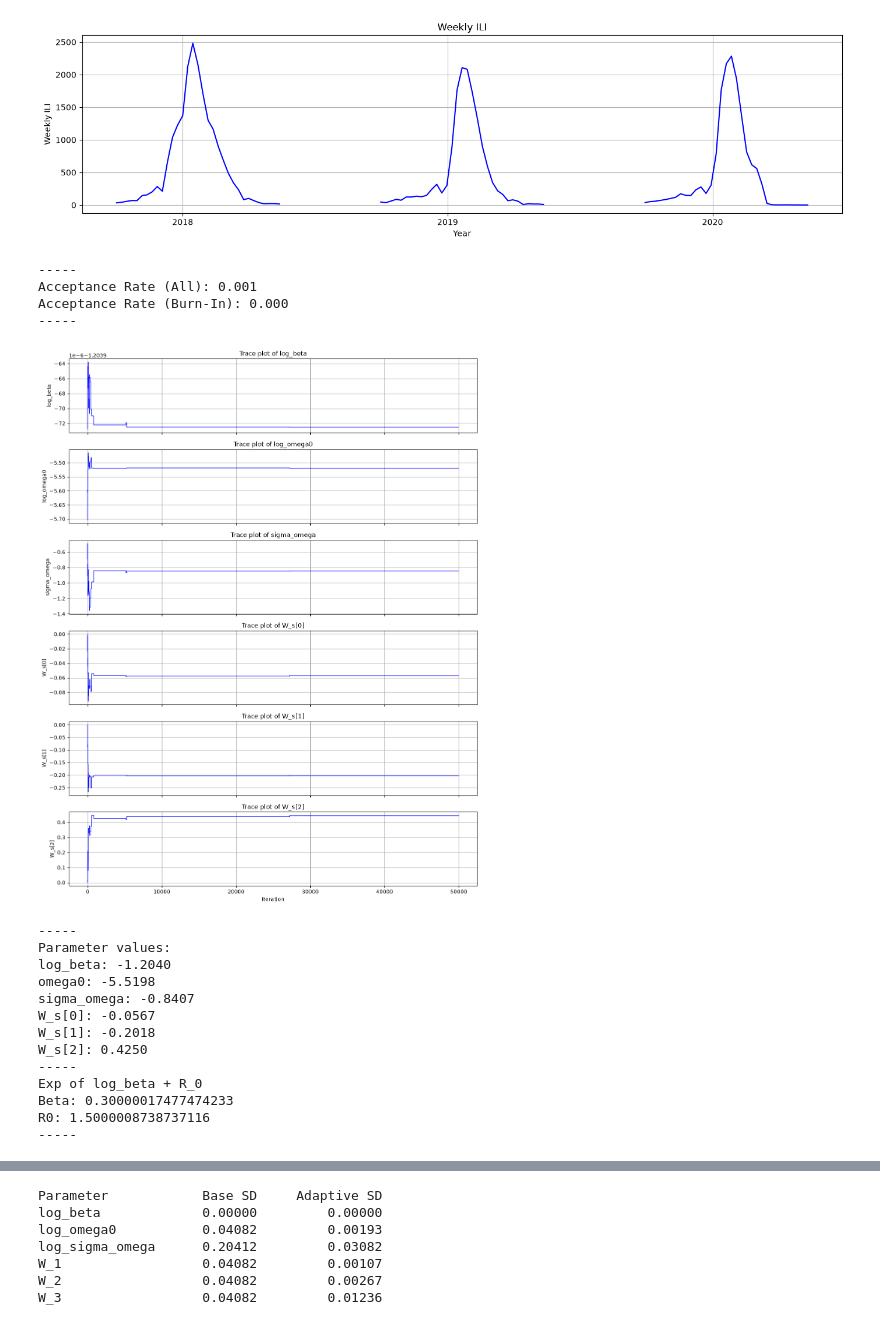
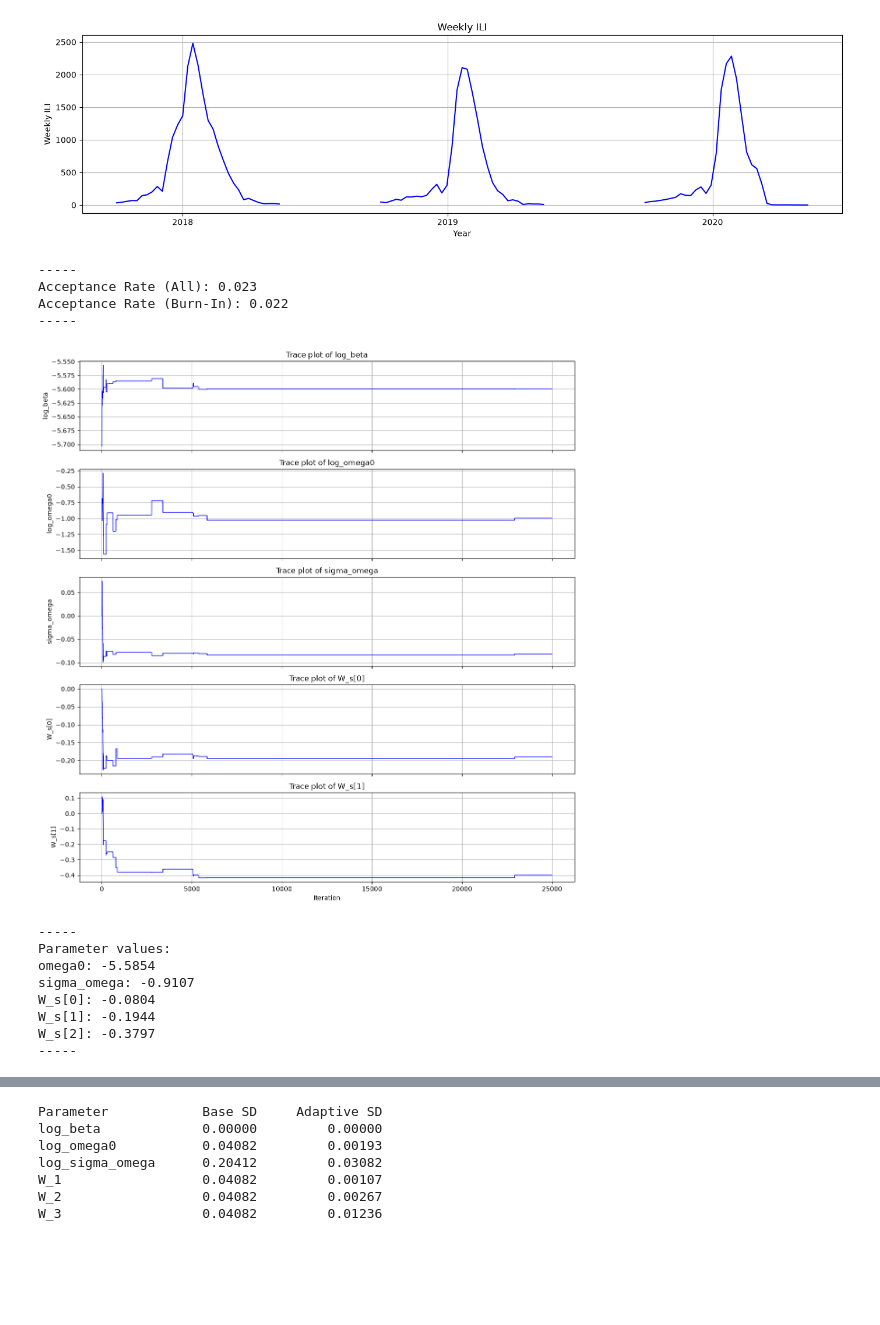
Before and after one commit to e-foster/flu-modelling-nihr, a Jupyter notebook: 02-fixed-beta.ipynb, the cells around one changed output, grey strips where cells are left out. Drawn from its saved outputs; the diff is of its cells as text; code cells hidden in the pictures; blank space fills up the shorter version.

```diff
--- a/02-fixed-beta.ipynb
+++ b/02-fixed-beta.ipynb
@@ -562,7 +562,7 @@ def log_posterior(log_beta, amp, phase, log_omega0, log_sigma_omega, W_s, sigma,
 
     nll = nll_func_pois(log_beta, amp, phase, log_omega_s, sigma, data, state, rate_fn, alpha, burn_in_seasons, season_boundaries)
 
-    log_post = -nll + log_prior(log_beta, log_omega0, log_sigma_omega, W_s)
+    log_post = -nll + log_prior(log_omega0, log_sigma_omega, W_s)
 
     return log_post
 
@@ -679,7 +670,7 @@ def adapt_mh_seirs_one(data, state, log_beta, amp, phase, log_omega0, log_sigma_
 def adapt_mh_seirs_one(data, state, log_beta, amp, phase, log_omega0, log_sigma_omega, W_s, sigma, rate_fn, alpha, burn_in_seasons, season_boundaries, nits):
 
     W_s = np.array(W_s)
-    curr_parms = np.hstack(([log_beta, log_omega0, log_sigma_omega], W_s))
+    curr_parms = np.hstack(([log_omega0, log_sigma_omega], W_s))
 
     d = len(curr_parms)
 
@@ -691,10 +682,9 @@ def adapt_mh_seirs_one(data, state, log_beta, amp, phase, log_omega0, log_sigma_
     log_post_prop_trace = np.zeros(nits)                  # Log-posterior of the proposed parameters at each iteration
     log_accept_ratio_trace = np.zeros(nits)               # Log acceptance ratio for each proposal
     proposal_type_trace = np.empty(nits, dtype=object)    # Records whether each proposal used the base or adaptive covariance
-    proposed_log_sigma_omega = np.zeros(nits)             # Proposed value of log_sigma_omega at each iteration
 
     # Initialise log-posterior
-    log_post_curr = log_posterior(curr_parms[0], amp, phase, curr_parms[1], curr_parms[2], curr_parms[3:], sigma, data, state, rate_fn, alpha, burn_in_seasons, season_boundaries)
+    log_post_curr = log_posterior(log_beta, amp, phase, curr_parms[0], curr_parms[1], curr_parms[2:], sigma, data, state, rate_fn, alpha, burn_in_seasons, season_boundaries)
 
     # MCMC Loop
     for i in range(nits):
@@ -715,7 +705,7 @@ def adapt_mh_seirs_one(data, state, log_beta, amp, phase, log_omega0, log_sigma_
 
         else:
             sigma_n = np.cov(samples[:i].T, ddof=1)
-            adapt_cov = ((2.38/4)**2 / d) * sigma_n
+            adapt_cov = ((2.38/2)**2 / d) * sigma_n
 
             # Mixture proposal
             if np.random.rand() < eta:
@@ -726,11 +716,10 @@ def adapt_mh_seirs_one(data, state, log_beta, amp, phase, log_omega0, log_sigma_
                 proposal_type_trace[i] = "adaptive"
 
             prop = curr_parms + np.random.multivariate_normal(np.zeros(d), prop_cov)
-            proposed_log_sigma_omega[i] = prop[2]
 
 
 # ----- Accept / Reject Step:
-        log_post_prop = log_posterior(prop[0], amp, phase, prop[1], prop[2], prop[3:], sigma, data, state, rate_fn, alpha, burn_in_seasons, season_boundaries)    # log-posterior at proposed values
+        log_post_prop = log_posterior(log_beta, amp, phase, prop[0], prop[1], prop[2:], sigma, data, state, rate_fn, alpha, burn_in_seasons, season_boundaries)    # log-posterior at proposed values
 
         log_acc_ratio = log_post_prop - log_post_curr
 
@@ -757,7 +746,7 @@ def adapt_mh_seirs_one(data, state, log_beta, amp, phase, log_omega0, log_sigma_
                    "log_acceptance_ratio": log_accept_ratio_trace,
                    "proposal_type": proposal_type_trace}
 
-    return samples, accept_flags, diagnostics, proposed_log_sigma_omega
+    return samples, accept_flags, diagnostics
 
 # -----
 # %%
@@ -1027,7 +1025,7 @@ init          = [44999999, 0, 1, 0]
 sigma         = 1/2
 gamma         = 1/5
 
-alpha         = 0.0006
+alpha         = 0.001
 
 amp = -0.2
 phase = -2.2
@@ -1081,15 +1079,14 @@ init_log_sigma_omega = np.log(0.5)
 init_W_s             = np.zeros(3)
 
 base_sd = np.array([
-    0.000005,   # log_beta
     0.1,  # omega0
     0.5,  # sigma_omega
     *([0.1] * 3)  # W_s
 ])
 
-nits = 50000
+nits = 25000
 
-samples, accept_vec, diag, sig = adapt_mh_seirs_one(df_last3, init,
+samples_fit, accept_vec_fit, diag_fit = adapt_mh_seirs_one(df_last3, init,
                                          init_log_beta, amp, phase, init_log_omega0, init_log_sigma_omega, init_W_s,
                                          sigma, my_rate, alpha, burn_in_seasons, season_bounds, nits)
 
@@ -1101,27 +1098,27 @@ print("-----")
 # -----
 # %% [output]
 -----
-Acceptance Rate (All): 0.001
-Acceptance Rate (Burn-In): 0.000
+Acceptance Rate (All): 0.023
+Acceptance Rate (Burn-In): 0.022
 -----
 # %%
 # --- Plots ---
 
-trace_plot(samples, None)
+trace_plot(samples_fit, None)
 
 # -----
 # %% [output]
-[figure, old version]
+[figure, new version]
 # %%
 # --- True vs Median Parameters ---
 
-samples_burn = samples[:5000]
+samples_burn = samples_fit[:5000]
 
 n_parms = samples_burn.shape[1]
 
 med_vals  = np.median(samples_burn, axis=0)
 
-param_names = ['log_beta', 'omega0', 'sigma_omega'] + [f'W_s[{i}]' for i in range(len(init_W_s))]
+param_names = ['omega0', 'sigma_omega'] + [f'W_s[{i}]' for i in range(len(init_W_s))]
 
 
 print("-----")
@@ -1129,27 +1126,19 @@ print("Parameter values:")
 
 for name, med in zip(param_names, med_vals):
     print(f"{name}: {med:.4f}")
-print("-----")
-print("Exp of log_beta + R_0")
-print(f"Beta:", np.exp(med_vals[0]))
-print(f"R0:", np.exp(med_vals[0])*5)
+
 print("-----")
 
 # -----
 # %% [output]
 -----
 Parameter values:
-log_beta: -1.2040
-omega0: -5.5198
-sigma_omega: -0.8407
-W_s[0]: -0.0567
-W_s[1]: -0.2018
-W_s[2]: 0.4250
+omega0: -5.5854
+sigma_omega: -0.9107
+W_s[0]: -0.0804
+W_s[1]: -0.1944
+W_s[2]: -0.3797
 -----
-Exp of log_beta + R_0
-Beta: 0.30000017477474233
-R0: 1.5000008738737116
------
 # %%
 # --- Trajectories ---
 
```
Also changed, not shown: parts of 14 cells of this notebook, 4 other files.
